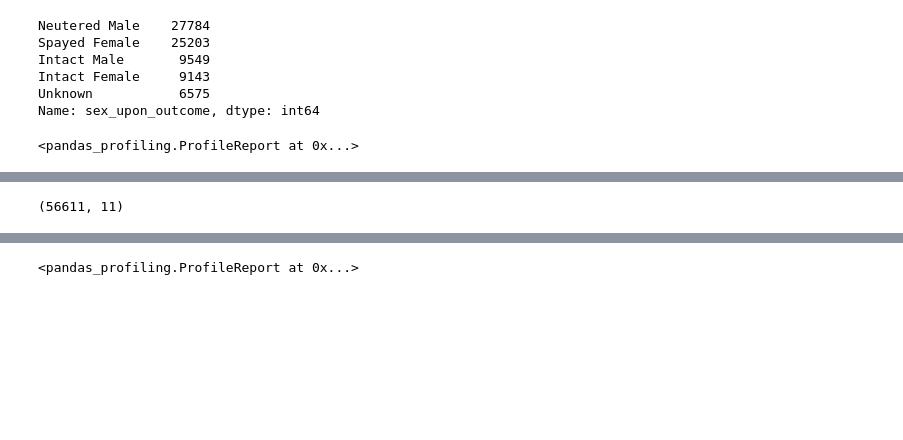
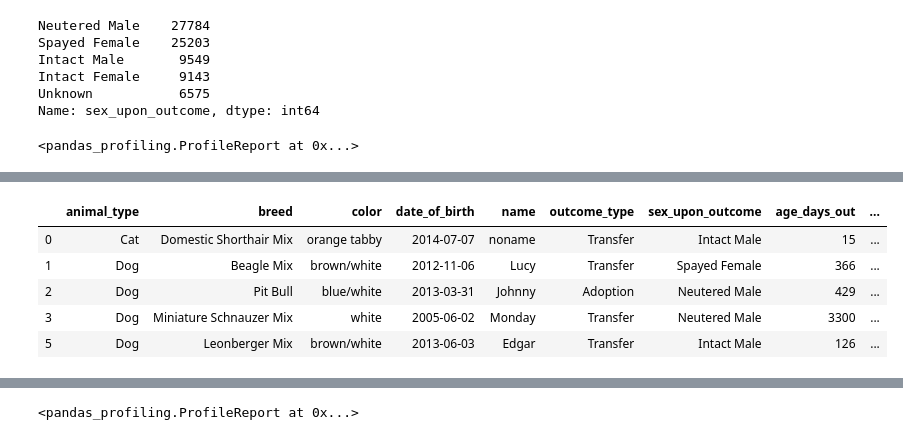
Before and after one commit to yurikaz/dz_fe_3, a Jupyter notebook: dz_fe_3.ipynb, the cells around one changed output, grey strips where cells are left out. Cells and saved outputs as stored; diff of their text form; code cells hidden in the pictures; blank space fills up the shorter version.

```diff
--- a/dz_fe_3.ipynb
+++ b/dz_fe_3.ipynb
@@ -210,9 +241,15 @@ data['color'] = data['color'].map(lambda x: x if x.find('/')==-1 else ('/'.join(
 # %%
 # оставляем записи только с теми критериями которые нам нужны
 df = data[data.outcome_type.isin(['Adoption','Transfer'])]
 df.shape
+df.head(5)
 # %% [output]
-(56611, 11)
+|  | animal_type | breed | color | date_of_birth | name | outcome_type | sex_upon_outcome | age_days_out | ... |
+| 0 | Cat | Domestic Shorthair Mix | orange tabby | 2014-07-07 | noname | Transfer | Intact Male | 15 | ... |
+| 1 | Dog | Beagle Mix | brown/white | 2012-11-06 | Lucy | Transfer | Spayed Female | 366 | ... |
+| 2 | Dog | Pit Bull | blue/white | 2013-03-31 | Johnny | Adoption | Neutered Male | 429 | ... |
+| 3 | Dog | Miniature Schnauzer Mix | white | 2005-06-02 | Monday | Transfer | Neutered Male | 3300 | ... |
+| 5 | Dog | Leonberger Mix | brown/white | 2013-06-03 | Edgar | Transfer | Intact Male | 126 | ... |
 # %%
 # добавляем целевые признаки 1 - если забрали люди из приюта и 0 если трансфер- нужно ли это?
 df['res'] = df.apply(lambda x: 1 if x['outcome_type'] == 'Adoption' else 0, axis = 1)
```
Also changed, not shown: parts of 21 cells of this notebook.
